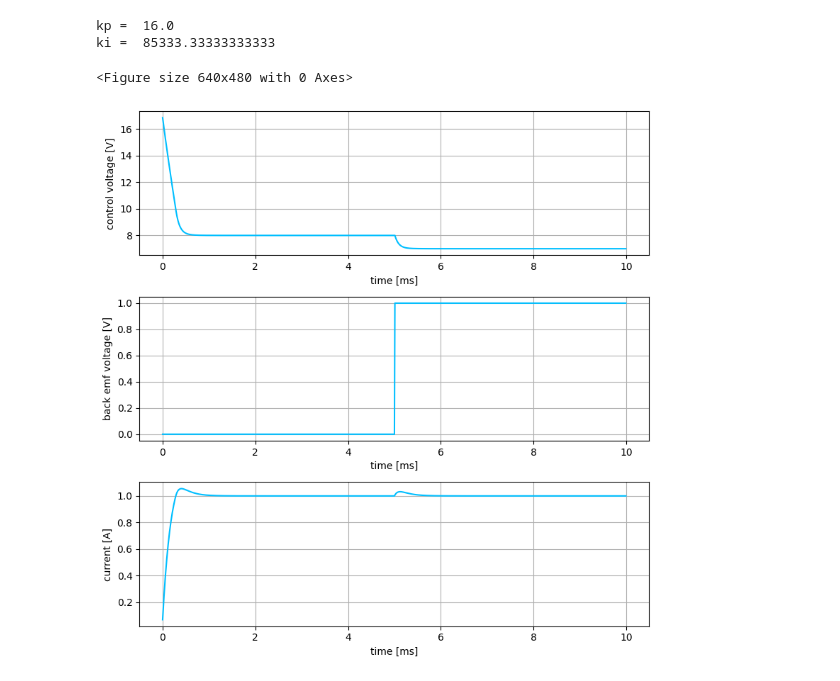
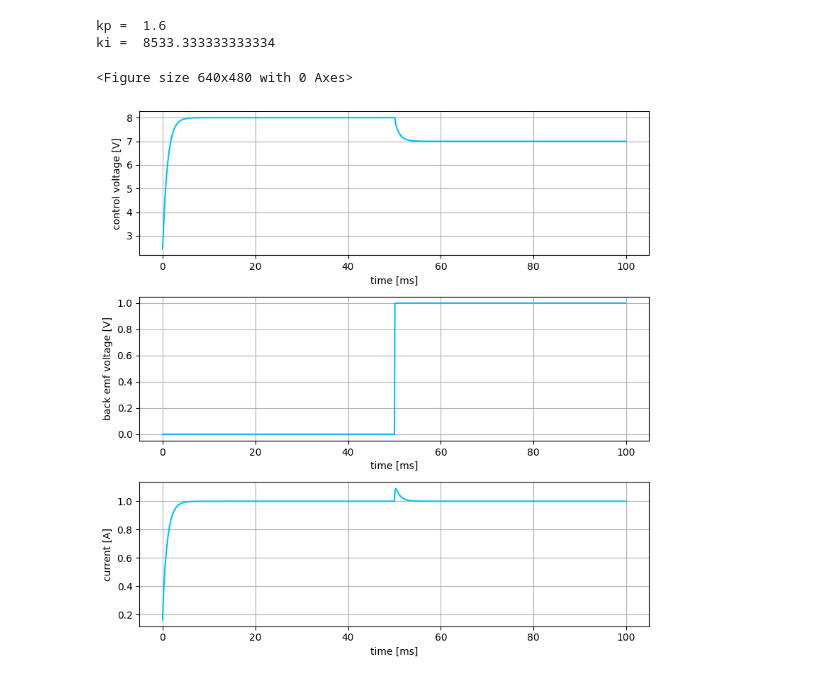
Before and after one commit to michalnand/brushless_motor_control, a Jupyter notebook: utils/pi_torque.ipynb, the cells around one changed output. Saved outputs shown, nothing was run; the diff lists cells and outputs as text; code cells hidden in the pictures.

```diff
--- a/utils/pi_torque.ipynb
+++ b/utils/pi_torque.ipynb
@@ -18,7 +18,7 @@ k   = 1.0/R
 tau = L/R
 
 #desired time constant, e.g. 1/2 of plant dynamics
-tau_r = 0.5*tau
+tau_r = 5.0*tau
 
 #compute PI controller
 kp = tau/(k*tau_r)
@@ -27,10 +27,10 @@ ki = 1.0/(k*tau_r)
 print("kp = ", kp)
 print("ki = ", ki)
 # %% [output]
-kp =  16.0
-ki =  85333.33333333333
+kp =  1.6
+ki =  8533.333333333334
 # %%
-dt      = 0.00001
+dt      = 0.0001
 steps   = 1000
 
 current_req = 1.0
@@ -44,6 +44,7 @@ u_result        = []
 bemf_result     = []
 current_result  = []
 
+u = 0
 
 for i in range(steps):
 
@@ -75,31 +76,31 @@ for i in range(steps):
     current_result.append(current)
 
 
 t_result = numpy.array(t_result)*1000.0
 
 plt.clf()
 fig, axs = plt.subplots(3, 1, figsize=(8, 8))
 
 
 axs[0].plot(t_result, u_result, label="control", color="deepskyblue")
 axs[0].set_xlabel("time [ms]")
 axs[0].set_ylabel("control voltage [V]")
 axs[0].grid()
 
 axs[1].plot(t_result, bemf_result, label="back emf", color="deepskyblue")
 axs[1].set_xlabel("time [ms]")
 axs[1].set_ylabel("back emf voltage [V]")
 axs[1].grid()
 
 axs[2].plot(t_result, current_result, label="current", color="deepskyblue")
 axs[2].set_xlabel("time [ms]")
 axs[2].set_ylabel("current [A]")
 axs[2].grid()
 
 
 plt.tight_layout()
 plt.show()
 #plt.savefig("pi_output.png", dpi = 300)
 # %% [output]
 <Figure size 640x480 with 0 Axes>
-[figure, old version]
+[figure, new version]
```
Also changed, not shown: parts of 1 cell of this notebook.
